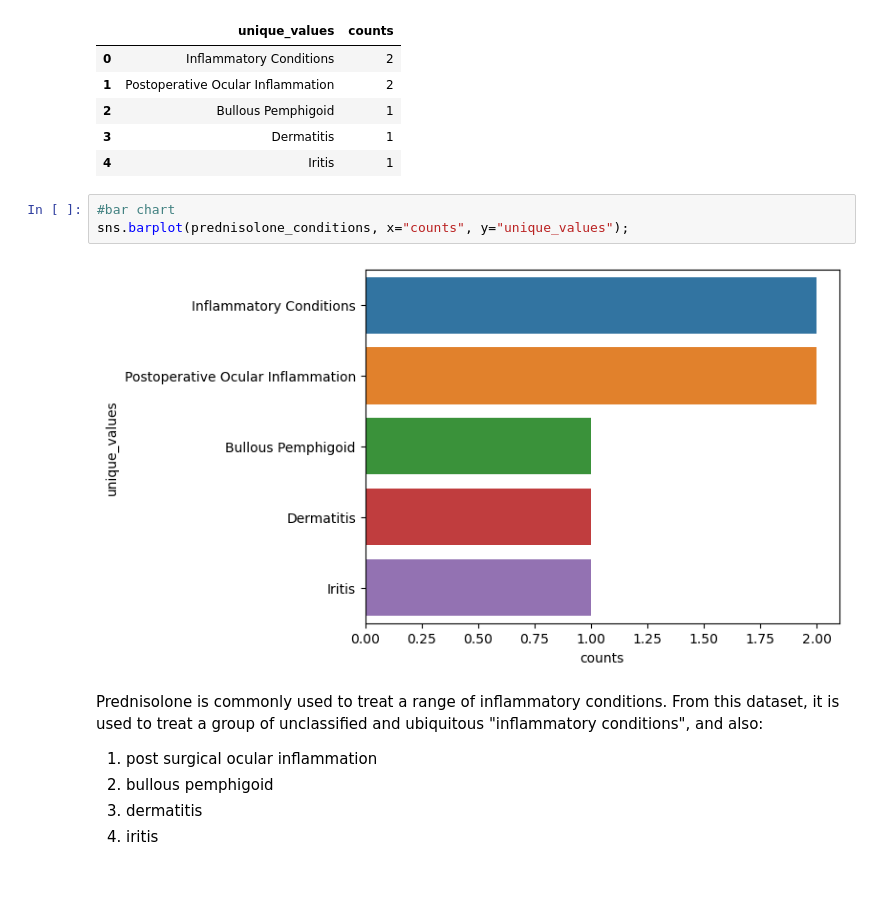
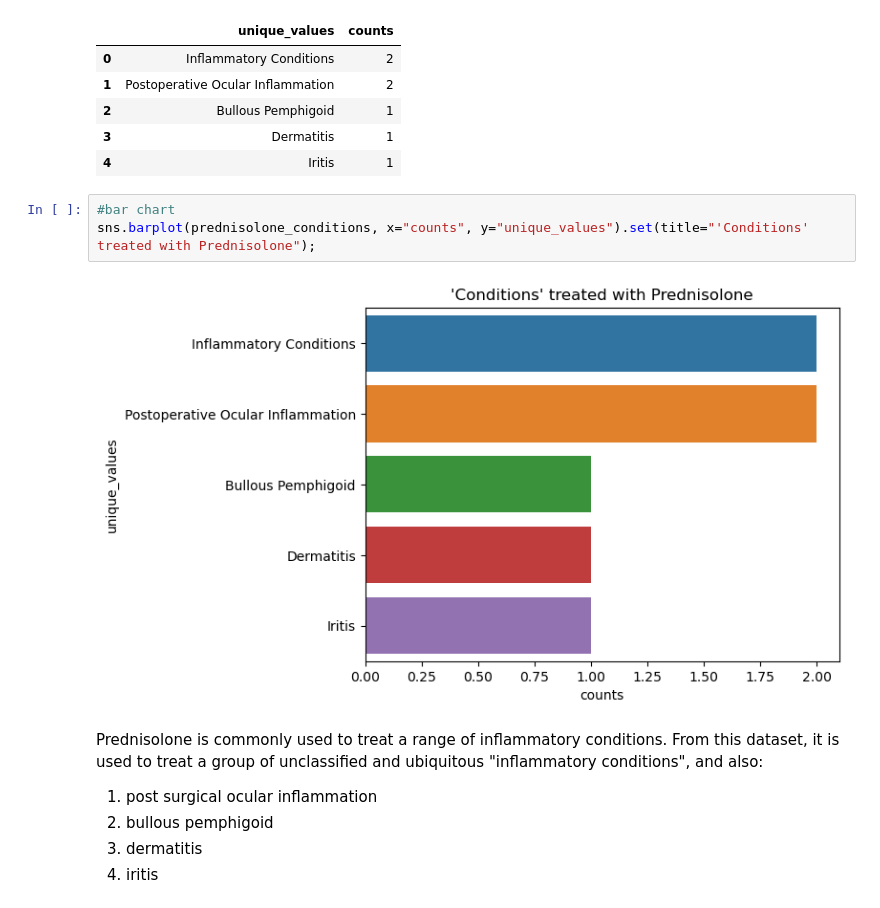
Before and after one commit to Sunuber/Personal_Project, a Jupyter notebook: Independent_Project.ipynb, the cells around one changed output. Drawn from its saved outputs; the diff is of its cells as text; blank space fills up the shorter version.

```diff
--- a/Independent_Project.ipynb
+++ b/Independent_Project.ipynb
@@ -424,9 +422,9 @@ prednisolone_conditions.head(10)
 | 4 | Iritis | 1 |
 # %%
 #bar chart
-sns.barplot(prednisolone_conditions, x="counts", y="unique_values");
+sns.barplot(prednisolone_conditions, x="counts", y="unique_values").set(title="'Conditions' treated with Prednisolone");
 # %% [output]
-[figure, old version]
+[figure, new version]
 # %% [markdown]
 Prednisolone is commonly used to treat a range of inflammatory conditions. From this dataset, it is used to treat a group of unclassified and ubiquitous "inflammatory conditions", and also:
 1. post surgical ocular inflammation
```
Also changed, not shown: parts of 24 cells of this notebook.
